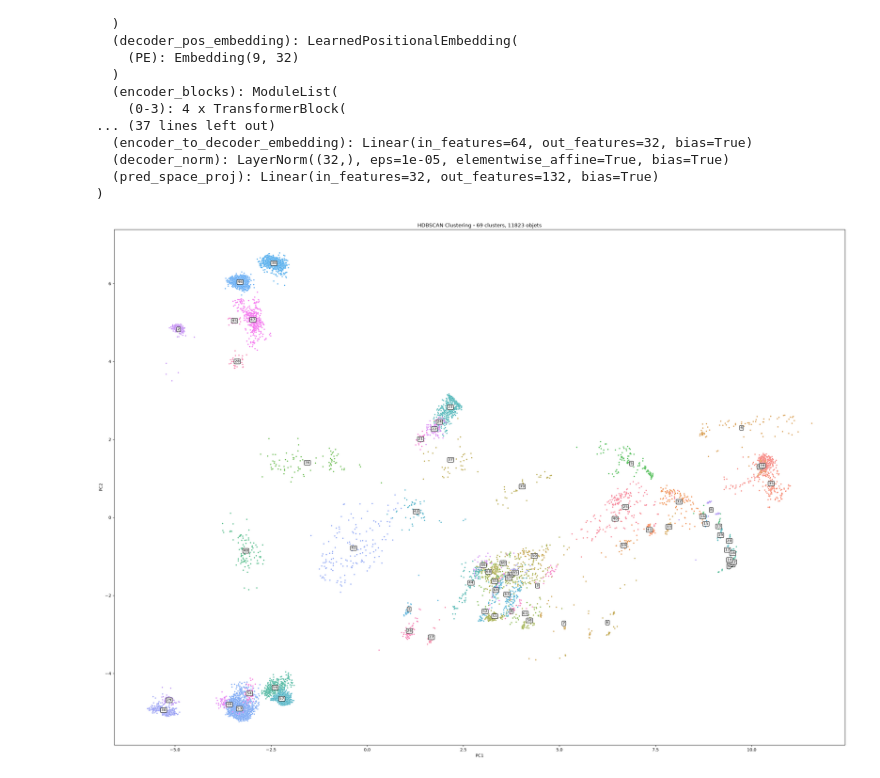
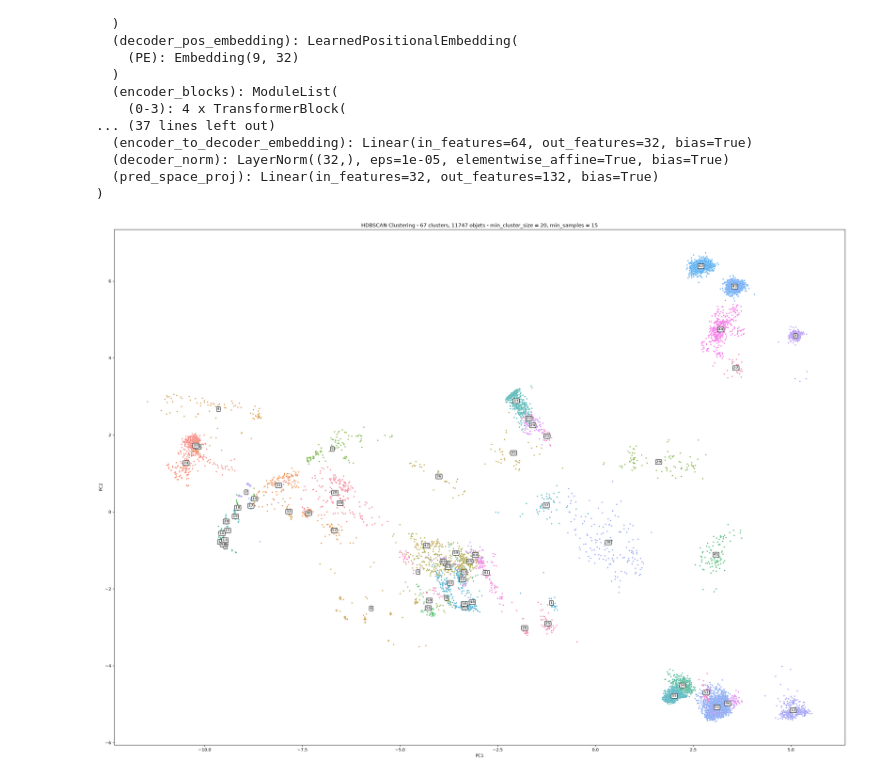
Before and after one commit to etiennechevrolat/ssa-analysis, a Jupyter notebook: src/viz/clustering_leo.ipynb, the cells around one changed output. Saved outputs shown, nothing was run; the diff lists cells and outputs as text; code cells hidden in the pictures.

```diff
--- a/src/viz/clustering_leo.ipynb
+++ b/src/viz/clustering_leo.ipynb
@@ -39,7 +39,7 @@ from ml.model import VanillaViT
 encoder_sd = pretrained_model.encoder_state_dict() ## donne directement les poids de l'encodeur avec les bons mapping
 
 
-backbone = VanillaViT(
+backbone_MAEv1 = VanillaViT(
     n_features = 11,
     n_epochs= 96,
     patch_size=12,
@@ -49,5 +49,5 @@ backbone = VanillaViT(
     expansion_factor=4,
     dropout_rate=0.1
 )
-missing, unexpected = backbone.load_state_dict(encoder_sd, strict=False) # les poids sont bien chargés.
+missing, unexpected = backbone_MAEv1.load_state_dict(encoder_sd, strict=False) # les poids sont bien chargés.
 # %%
@@ -91,8 +97,8 @@ from sklearn.preprocessing import StandardScaler
 from sklearn.decomposition import PCA
 
 ## une représentation par objet : token CLS (indice 0) moyenné sur toutes les fenêtres
-norad_ids = list(out.keys())
-X_obj = np.stack([out[n] for n in norad_ids])
+norad_ids = list(out_64.keys())
+X_obj = np.stack([out_64[n] for n in norad_ids])
 X_scaled = StandardScaler().fit_transform(X_obj)
 
 clusterer = hdbscan.HDBSCAN(min_cluster_size=20, min_samples=15)
@@ -113,48 +119,58 @@ labels_clean= labels[mask]
 norad_clean = [norad_ids[i] for i in range(len(norad_ids)) if mask[i]]
 
 
-def viz_3d_on_clusters(X, labels):
+def viz_3d_on_clusters(X, labels, min_cluster_size=20, min_samples=15):
     """X is a (14 993, 64) ndarray of already scaled vectors, we reduce the dimension from 64 to 3 with principal components analysis, and show the clusters
     """
     pca = PCA(n_components=3)
     X_3d = pca.fit_transform(X)
 
-    fig = plt.figure(figsize= (10,10))
-    ax = fig.add_subplot(projection='3d')
+    df = pd.DataFrame({'x' : X_3d[:,0], 'y' : X_3d[:,1], 'z': X_3d[:,2], 'cluster' : labels.astype(str)})
 
-    scatter = ax.scatter(X_3d[:,0], X_3d[:,1] , X_3d[:,2], c=labels, cmap='tab10', s=5, alpha=0.8)
-    ax.legend(*scatter.legend_elements(), title='cluster')
-    ax.view_init(elev=0, azim=110)
+    fig, ax = plt.subplots(figsize=(25,18))
+
+    sns.scatterplot(data=df , x='x',y='y', z = 'z', hue='cluster', palette='husl', s=10, alpha=0.9, legend=False, ax=ax)
+
+    for cluster_id, group in df.groupby('cluster'):
+        cx,cy,cz = group['x'].mean(), group['y'].mean(), group['z'].mean()
+        ax.annotate(str(cluster_id), (cx,cy,cz), fontsize=8, fontweight='bold', ha='center', va='center', bbox=dict(boxstyle='round,pad=0.2' , fc ='white', ec='black'), alpha = 0.75)
+
+    ax.set_title(f"HDBSCAN Clustering - {len(set(labels))} clusters, {len(labels)} objets - min_cluster_size = {min_cluster_size}, min_samples = {min_samples}")
+    ax.set_xlabel("PC1")
+    ax.set_ylabel("PC2")
+
 
     plt.tight_layout()
     plt.show()
 
-def viz_2d_on_clusters(X, labels, min_cluster_size = 20, min_samples=15):
+def viz_2d_on_clusters(X, labels, min_cluster_size = 20, min_samples=15, plot=True):
     """X is a (14 993, 64) ndarray of already scaled vectors, we reduce the dimension from 64 to 2 with principal components analysis, and show the clusters
     """
-    pca = PCA(n_components=2)
-    X_2d = pca.fit_transform(X)
+    if len(X[0]) > 2 :
+        pca = PCA(n_components=2, svd_solver='full')
+        X_2d = pca.fit_transform(X)
+    else :
+        X_2d = X
     df = pd.DataFrame({'x' : X_2d[:,0], 'y' : X_2d[:,1], 'cluster' : labels.astype(str)})
 
     fig, ax = plt.subplots(figsize=(25,18))
 
     sns.scatterplot(data=df , x='x',y='y',hue='cluster', palette='husl', s=10, alpha=0.9, legend=False, ax=ax)
 
     for cluster_id, group in df.groupby('cluster'):
         cx,cy = group['x'].mean(), group['y'].mean()
         ax.annotate(str(cluster_id), (cx,cy), fontsize=8, fontweight='bold', ha='center', va='center', bbox=dict(boxstyle='round,pad=0.2' , fc ='white', ec='black'), alpha = 0.75)
 
     ax.set_title(f"HDBSCAN Clustering - {len(set(labels))} clusters, {len(labels)} objets - min_cluster_size = {min_cluster_size}, min_samples = {min_samples}")
     ax.set_xlabel("PC1")
     ax.set_ylabel("PC2")
 
     plt.tight_layout()
     plt.show()
 
-
 viz_2d_on_clusters(X_clean, labels_clean)
 # %% [output]
-[figure, old version]
+[figure, new version]
 # %%
 
 ## il s'avère que le cluster 38 est composé de Starlink 548xx à 587xx
```
Also changed, not shown: parts of 9 cells of this notebook, 3 other files.
